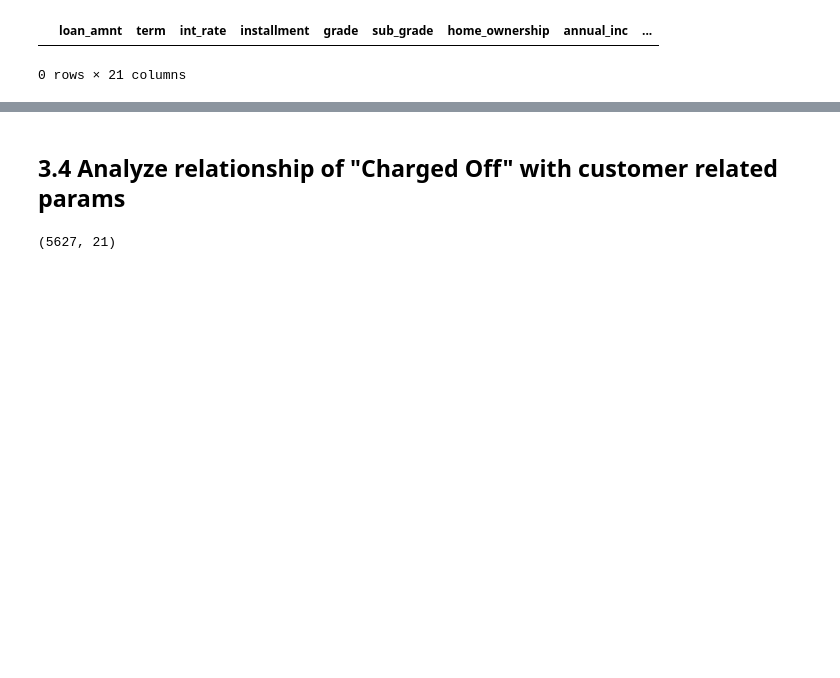
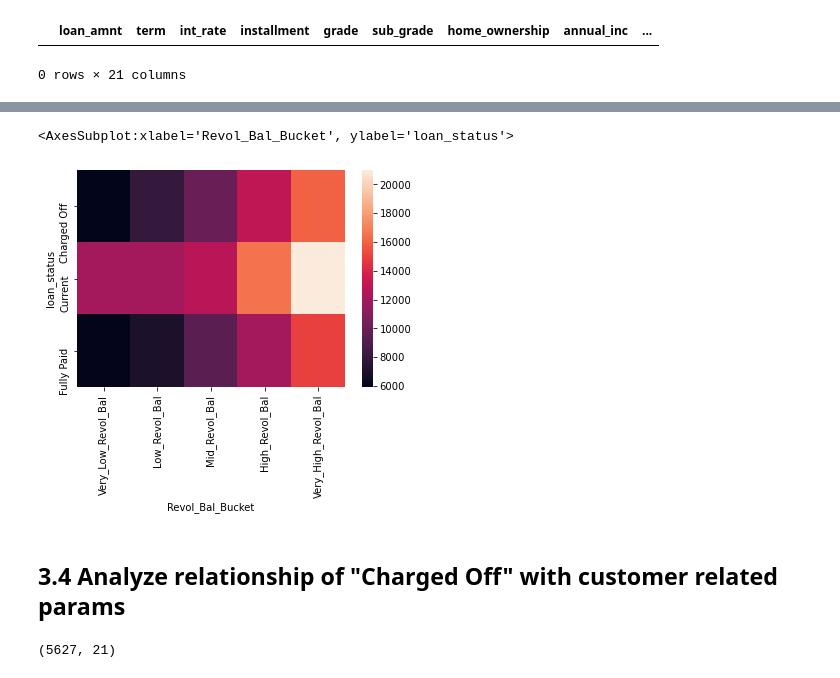
Before and after one commit to JamshedAhsan/fraud-detection, a Jupyter notebook: Case-Study-Lending-Loan-Club.ipynb, the cells around one changed output, grey strips where cells are left out. Saved outputs shown, nothing was run; the diff lists cells and outputs as text; code cells hidden in the pictures; blank space fills up the shorter version.

```diff
--- a/Case-Study-Lending-Loan-Club.ipynb
+++ b/Case-Study-Lending-Loan-Club.ipynb
@@ -406,3 +467,8 @@ memory usage: 6.1+ MB
+# %%
+sns.heatmap(loan_status_vs_Revol_Bal_Bucket)
+# %% [output]
+<AxesSubplot:xlabel='Revol_Bal_Bucket', ylabel='loan_status'>
+[figure, added]
 # %% [markdown]
 ## 3.4 Analyze relationship of "Charged Off" with customer related params
 # %%
```
Also changed, not shown: parts of 67 cells of this notebook.
